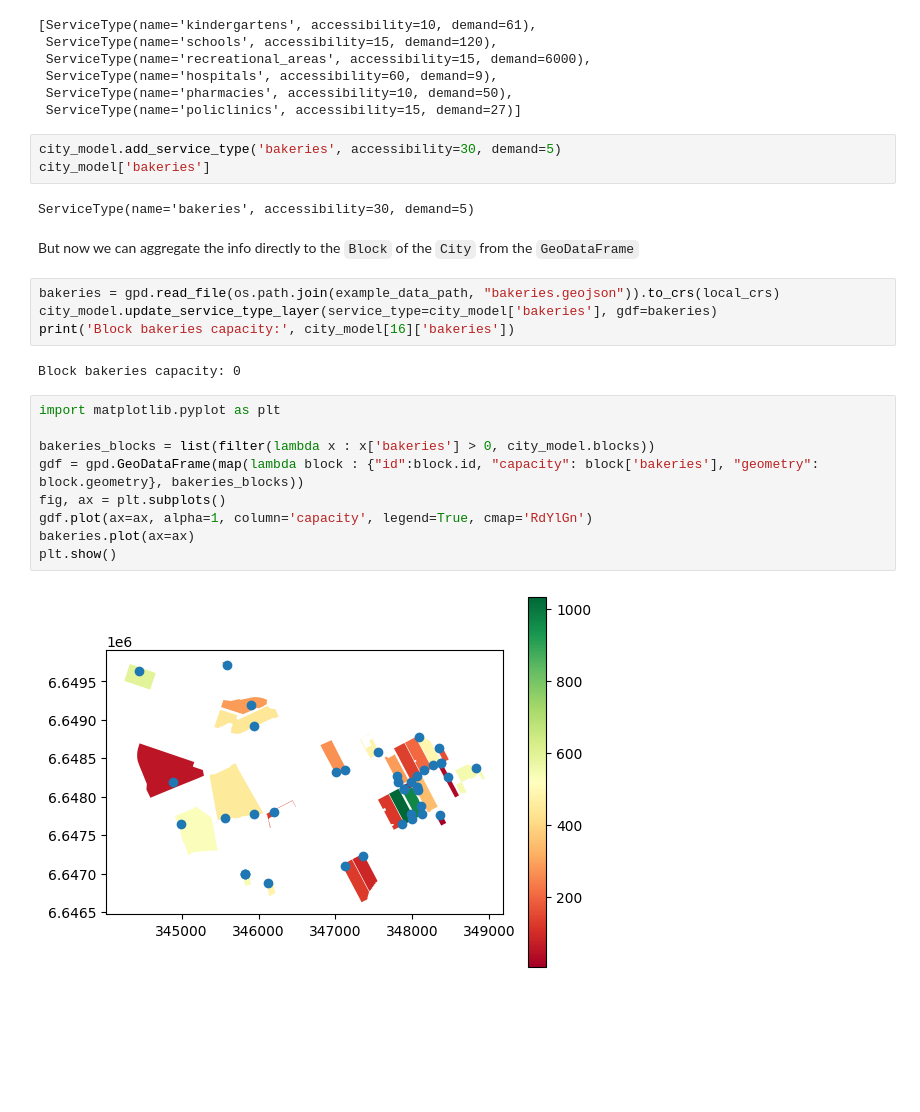
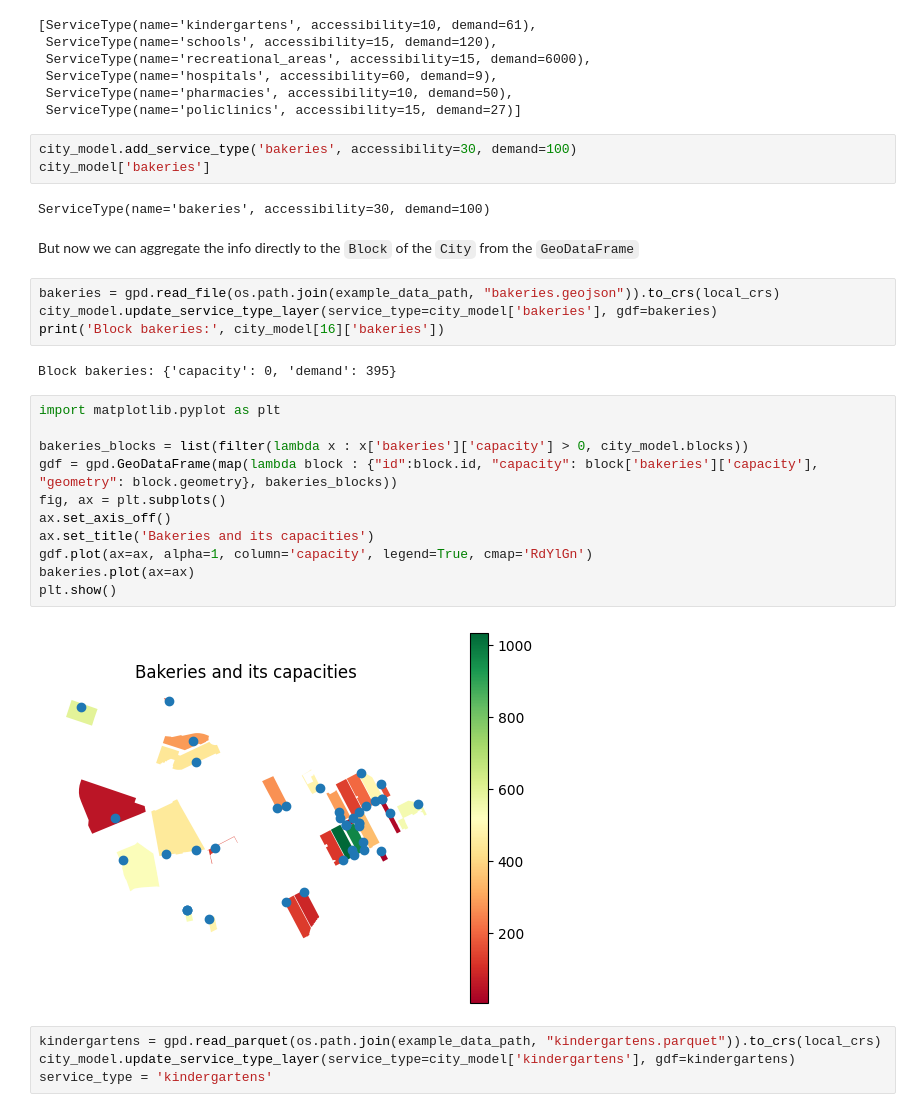
Before and after one commit to aimclub/blocksnet, a Jupyter notebook: examples/0 city model.ipynb, the cells around one changed output. Drawn from its saved outputs; the diff is of its cells as text; blank space fills up the shorter version.

Commit message:
example of iterative provision for new City model

```diff
--- a/examples/0 city model.ipynb
+++ b/examples/0 city model.ipynb
@@ -39,26 +39,32 @@ city_model.service_types
  ServiceType(name='pharmacies', accessibility=10, demand=50),
  ServiceType(name='policlinics', accessibility=15, demand=27)]
 # %%
-city_model.add_service_type('bakeries', accessibility=30, demand=5)
+city_model.add_service_type('bakeries', accessibility=30, demand=100)
 city_model['bakeries']
 # %% [output]
-ServiceType(name='bakeries', accessibility=30, demand=5)
+ServiceType(name='bakeries', accessibility=30, demand=100)
 # %% [markdown]
 But now we can aggregate the info directly to the ``Block`` of the ``City`` from the ``GeoDataFrame``
 # %%
 bakeries = gpd.read_file(os.path.join(example_data_path, "bakeries.geojson")).to_crs(local_crs)
 city_model.update_service_type_layer(service_type=city_model['bakeries'], gdf=bakeries)
-print('Block bakeries capacity:', city_model[16]['bakeries'])
+print('Block bakeries:', city_model[16]['bakeries'])
 # %% [output]
-Block bakeries capacity: 0
+Block bakeries: {'capacity': 0, 'demand': 395}
 # %%
 import matplotlib.pyplot as plt
 
-bakeries_blocks = list(filter(lambda x : x['bakeries'] > 0, city_model.blocks))
-gdf = gpd.GeoDataFrame(map(lambda block : {"id":block.id, "capacity": block['bakeries'], "geometry": block.geometry}, bakeries_blocks))
+bakeries_blocks = list(filter(lambda x : x['bakeries']['capacity'] > 0, city_model.blocks))
+gdf = gpd.GeoDataFrame(map(lambda block : {"id":block.id, "capacity": block['bakeries']['capacity'], "geometry": block.geometry}, bakeries_blocks))
 fig, ax = plt.subplots()
+ax.set_axis_off()
+ax.set_title('Bakeries and its capacities')
 gdf.plot(ax=ax, alpha=1, column='capacity', legend=True, cmap='RdYlGn')
 bakeries.plot(ax=ax)
 plt.show()
 # %% [output]
-[figure, old version]
+[figure, new version]
+# %%
+kindergartens = gpd.read_parquet(os.path.join(example_data_path, "kindergartens.parquet")).to_crs(local_crs)
+city_model.update_service_type_layer(service_type=city_model['kindergartens'], gdf=kindergartens)
+service_type = 'kindergartens'
```
Also changed, not shown: parts of 6 cells of this notebook, 1 other file.
